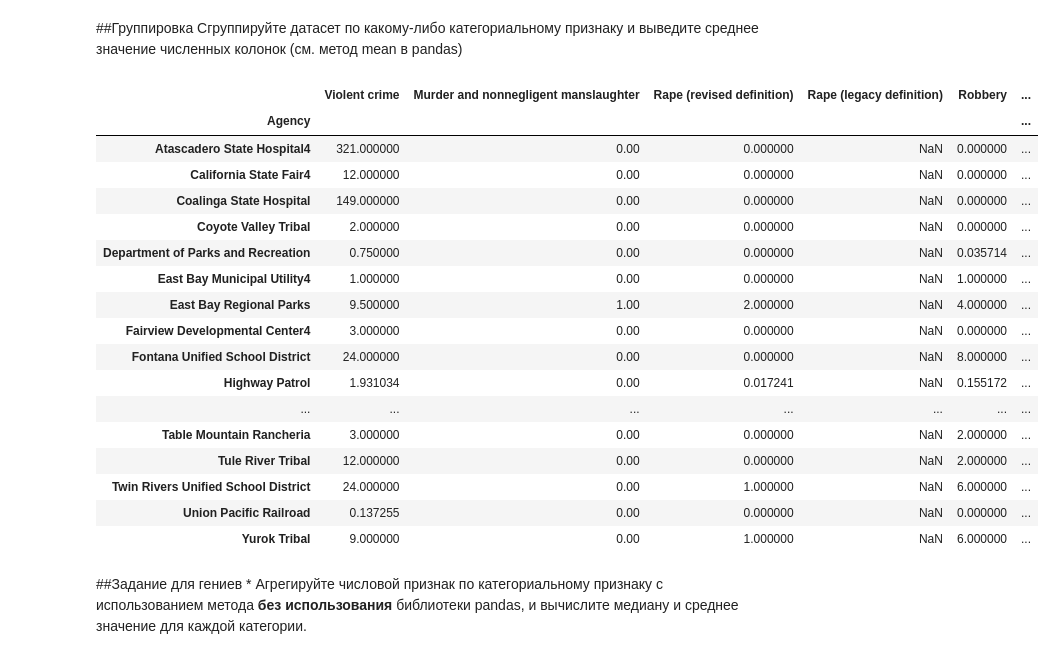
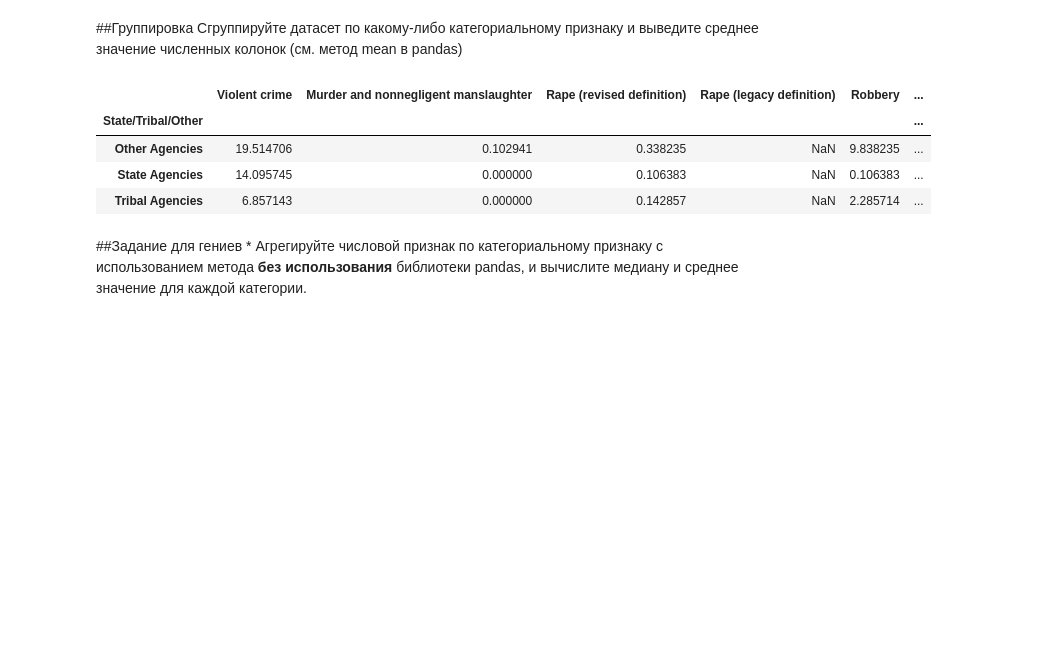
Before and after one commit to Artorius81/labs_ml_basov, a Jupyter notebook: labs/Задание_1_Басов.ipynb, the cells around one changed output. Drawn from its saved outputs; the diff is of its cells as text; code cells hidden in the pictures; blank space fills up the shorter version.

```diff
--- a/labs/Задание_1_Басов.ipynb
+++ b/labs/Задание_1_Басов.ipynb
@@ -136,7 +136,8 @@ dtype: float64
 Присвойте соответствующим колонкам один из типов (category, float, int)
 # %%
 df["State/Tribal/Other"] = df["State/Tribal/Other"].astype("category")
-df["Violent crime"] = df["Violent crime"].astype("float64")
+df["Burglary"] = df["Burglary"].astype("float64")
+df["Arson"] = df["Arson"].astype("float64")
 
 #Вывести типы колонок тут
 df.dtypes
@@ -158,26 +209,13 @@ KeyError: ignored
 Сгруппируйте датасет по какому-либо категориальному признаку и выведите среднее значение численных колонок (см. метод mean в pandas)
 # %%
 #Группировка
-df.groupby(["Agency"]).mean()
+df.groupby(["State/Tribal/Other"]).mean()
 # %% [output]
 |  | Violent crime | Murder and nonnegligent manslaughter | Rape (revised definition) | Rape (legacy definition) | Robbery | ... |
-| Agency |  |  |  |  |  | ... |
-| Atascadero State Hospital4 | 321.000000 | 0.00 | 0.000000 | NaN | 0.000000 | ... |
-| California State Fair4 | 12.000000 | 0.00 | 0.000000 | NaN | 0.000000 | ... |
-| Coalinga State Hospital | 149.000000 | 0.00 | 0.000000 | NaN | 0.000000 | ... |
-| Coyote Valley Tribal | 2.000000 | 0.00 | 0.000000 | NaN | 0.000000 | ... |
-| Department of Parks and Recreation | 0.750000 | 0.00 | 0.000000 | NaN | 0.035714 | ... |
-| East Bay Municipal Utility4 | 1.000000 | 0.00 | 0.000000 | NaN | 1.000000 | ... |
-| East Bay Regional Parks | 9.500000 | 1.00 | 2.000000 | NaN | 4.000000 | ... |
-| Fairview Developmental Center4 | 3.000000 | 0.00 | 0.000000 | NaN | 0.000000 | ... |
-| Fontana Unified School District | 24.000000 | 0.00 | 0.000000 | NaN | 8.000000 | ... |
-| Highway Patrol | 1.931034 | 0.00 | 0.017241 | NaN | 0.155172 | ... |
-| ... | ... | ... | ... | ... | ... | ... |
-| Table Mountain Rancheria | 3.000000 | 0.00 | 0.000000 | NaN | 2.000000 | ... |
-| Tule River Tribal | 12.000000 | 0.00 | 0.000000 | NaN | 2.000000 | ... |
-| Twin Rivers Unified School District | 24.000000 | 0.00 | 1.000000 | NaN | 6.000000 | ... |
-| Union Pacific Railroad | 0.137255 | 0.00 | 0.000000 | NaN | 0.000000 | ... |
-| Yurok Tribal | 9.000000 | 0.00 | 1.000000 | NaN | 6.000000 | ... |
+| State/Tribal/Other |  |  |  |  |  | ... |
+| Other Agencies | 19.514706 | 0.102941 | 0.338235 | NaN | 9.838235 | ... |
+| State Agencies | 14.095745 | 0.000000 | 0.106383 | NaN | 0.106383 | ... |
+| Tribal Agencies | 6.857143 | 0.000000 | 0.142857 | NaN | 2.285714 | ... |
 # %% [markdown]
 ##Задание для гениев *
 Агрегируйте числовой признак по категориальному признаку с использованием метода **без использования** библиотеки pandas, и вычислите медиану и среднее значение для каждой категории.
```
Also changed, not shown: parts of 5 cells of this notebook.
